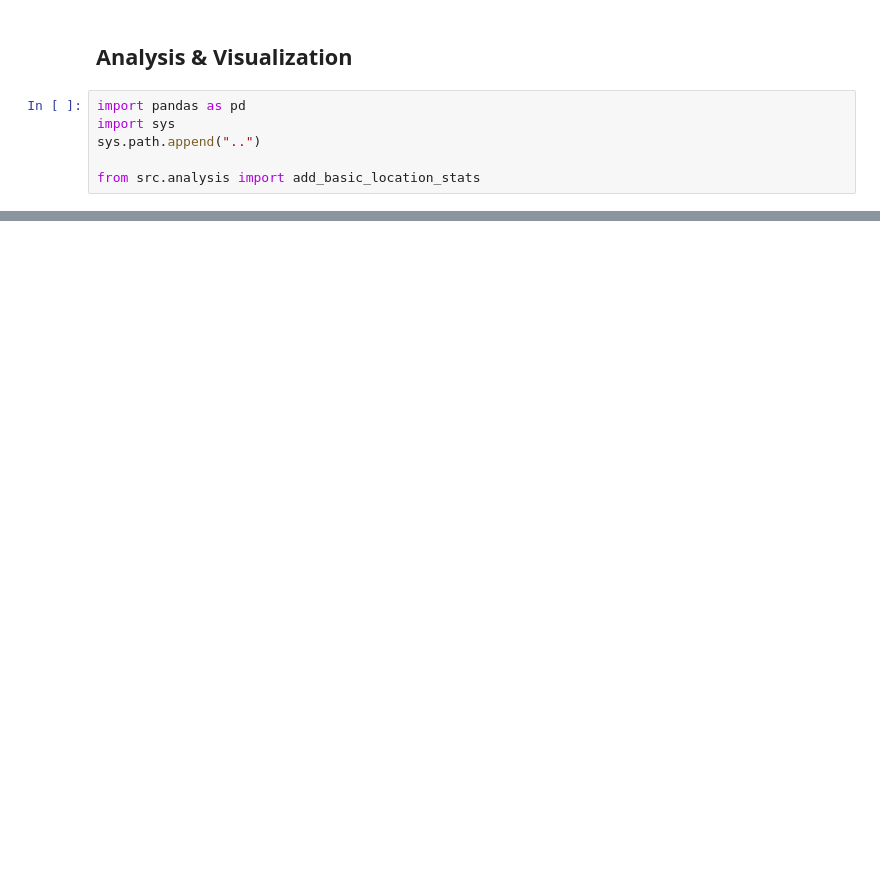
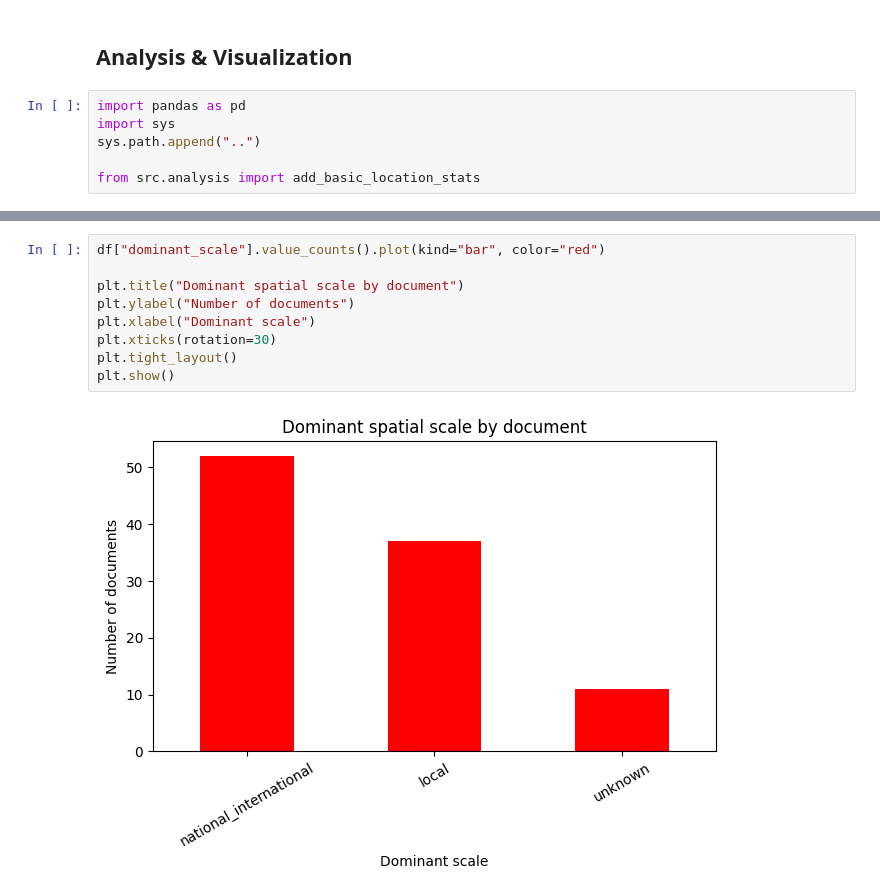
Before and after one commit to Yasmxne/NLP_Project_SpatialAnalysis, a Jupyter notebook: notebooks/03_analysis_visualization.ipynb, the cells around one changed output, grey strips where cells are left out. Drawn from its saved outputs; the diff is of its cells as text; blank space fills up the shorter version.

```diff
--- a/notebooks/03_analysis_visualization.ipynb
+++ b/notebooks/03_analysis_visualization.ipynb
@@ -54,0 +137,11 @@ df_analysis[["locations", "locations_clean"]].head(20)
+# %%
+df["dominant_scale"].value_counts().plot(kind="bar", color="red")
+
+plt.title("Dominant spatial scale by document")
+plt.ylabel("Number of documents")
+plt.xlabel("Dominant scale")
+plt.xticks(rotation=30)
+plt.tight_layout()
+plt.show()
+# %% [output]
+[figure, added]
```
Also changed, not shown: parts of 12 cells of this notebook, 1 other file.
